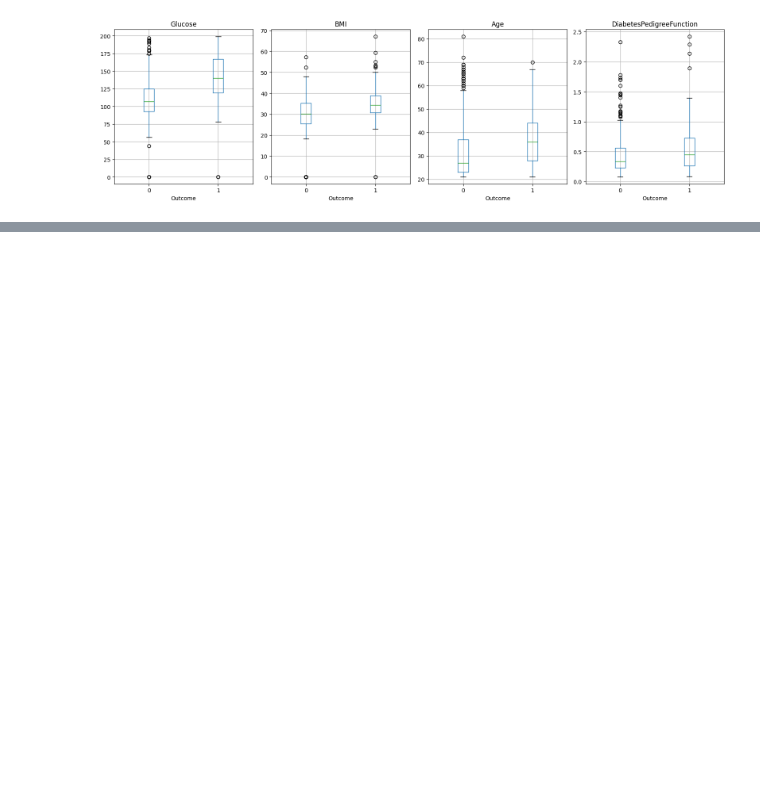
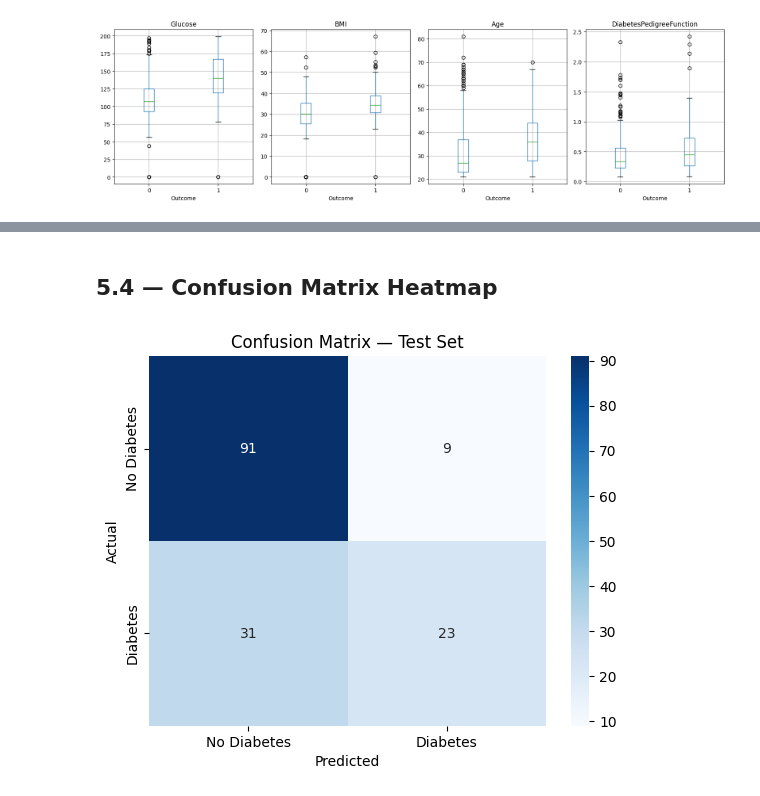
Before and after one commit to ArielCNunes/ML_Labs, a Jupyter notebook: exam/sample-exam/practice.ipynb, the cells around one changed output, grey strips where cells are left out. Drawn from its saved outputs; the diff is of its cells as text; code cells hidden in the pictures; blank space fills up the shorter version.

Commit message:
finish sample exam

```diff
--- a/exam/sample-exam/practice.ipynb
+++ b/exam/sample-exam/practice.ipynb
@@ -78,0 +116,11 @@ plt.show()
+# %%
+from sklearn.preprocessing import StandardScaler
+
+X = df.drop(columns='Outcome')
+y = df['Outcome']
+
+scaler = StandardScaler()
+X_scaled = scaler.fit_transform(X)
+
+print('Scaled feature means (should be ~0):', X_scaled.mean(axis=0).round(2))
+print('Scaled feature stds  (should be ~1):', X_scaled.std(axis=0).round(2))
@@ -78,0 +285,14 @@ plt.show()
+# %%
+import numpy as np
+
+# Combine train and validation sets
+X_trainval = np.concatenate([X_train, X_val])
+y_trainval = pd.concat([y_train, y_val])
+
+# Retrain using the best hyperparameters found in Task 3
+best_params = lr_search.best_params_
+final_model = LogisticRegression(max_iter=1000, random_state=SEED, **best_params)
+final_model.fit(X_trainval, y_trainval)
+
+print('Final model trained on', X_trainval.shape[0], 'samples')
+print('Best params used:', best_params)
@@ -78,0 +304,5 @@ plt.show()
+# %%
+from sklearn.metrics import classification_report
+
+y_test_pred = final_model.predict(X_test)
+print(classification_report(y_test, y_test_pred, target_names=['No Diabetes', 'Diabetes']))
@@ -78,0 +318,16 @@ plt.show()
+# %% [markdown]
+## 5.4 — Confusion Matrix Heatmap
+# %%
+from sklearn.metrics import confusion_matrix
+
+cm = confusion_matrix(y_test, y_test_pred)
+
+sns.heatmap(cm, annot=True, fmt='d', cmap='Blues',
+            xticklabels=['No Diabetes', 'Diabetes'],
+            yticklabels=['No Diabetes', 'Diabetes'])
+plt.xlabel('Predicted')
+plt.ylabel('Actual')
+plt.title('Confusion Matrix — Test Set')
+plt.show()
+# %% [output]
+[figure, added]
```
Also changed, not shown: parts of 26 cells of this notebook.
